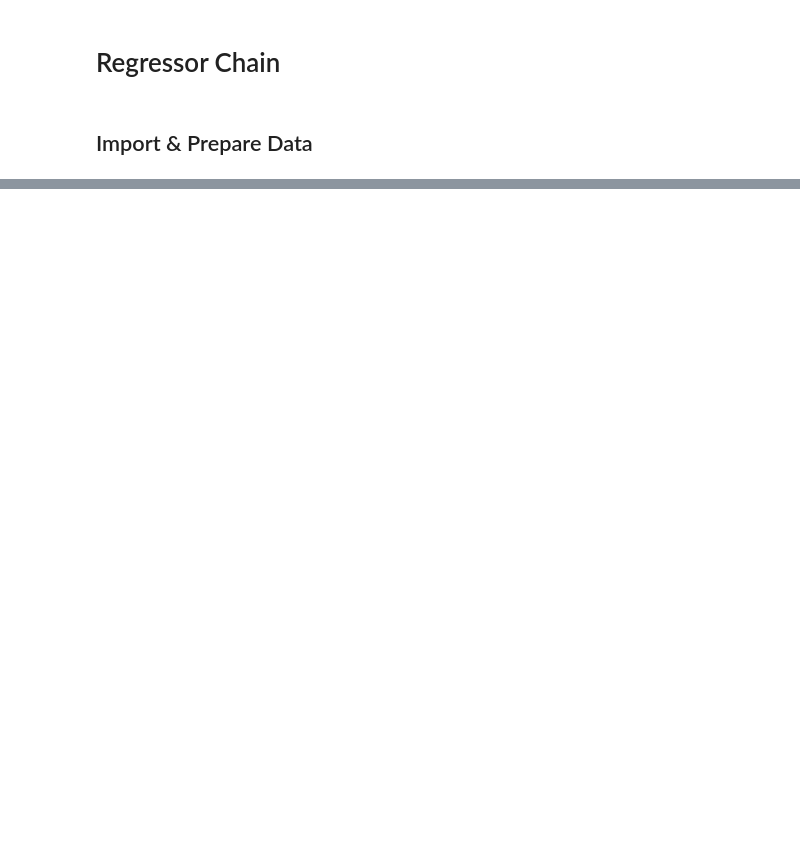
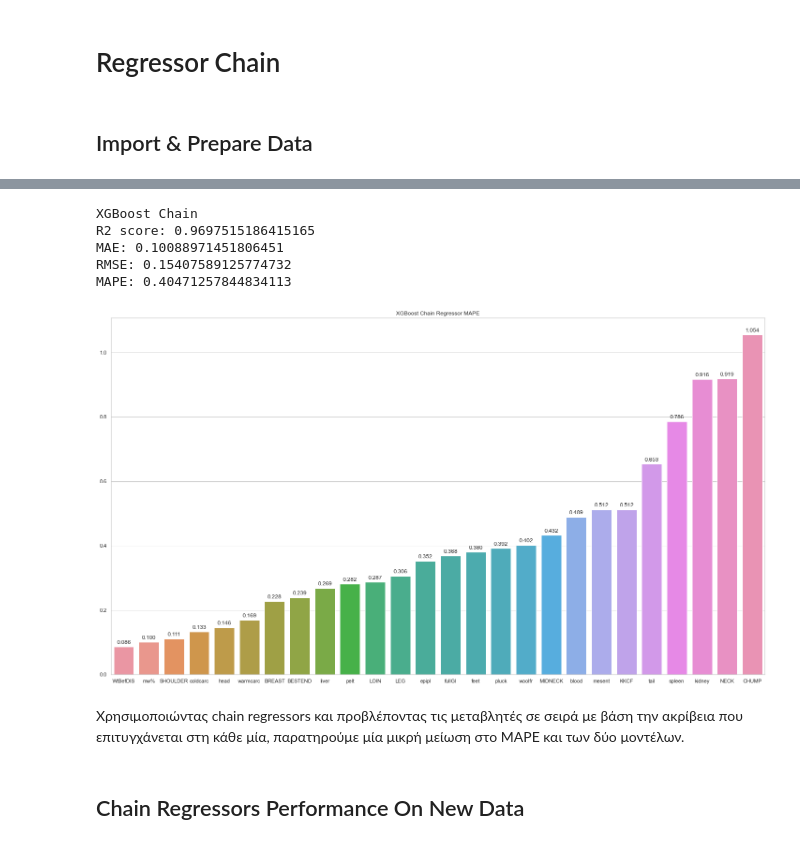
Before and after one commit to antonis-ant/thesis-code, a Jupyter notebook: notebooks/RegChain_notebook.ipynb, the cells around one changed output, grey strips where cells are left out. Saved outputs shown, nothing was run; the diff lists cells and outputs as text; code cells hidden in the pictures; blank space fills up the shorter version.

```diff
--- a/notebooks/RegChain_notebook.ipynb
+++ b/notebooks/RegChain_notebook.ipynb
@@ -48,0 +89,22 @@ y = pd.DataFrame(std_scaler.fit_transform(y), columns=y.columns)
+# %%
+prediction_order = [16,17,24,15,11,10,3,21,1,20,7,22,6,0,2,23,9,18,4,5,8,14,25,12,19,13]
+model = RegressorChain(xgb.XGBRegressor(colsample_bytree=0.5, learning_rate=0.1, max_depth=4,
+                                        n_estimators=90, n_jobs=-1), order=prediction_order)
+model.fit(X, y)
+scores = mo_reg_scorer(model, X, y)
+
+# Print model scores (uniform average)
+print_scores(scores, 'XGBoost Chain')
+scores_barplot(scores['rv_scores_mape'], y.columns, title="XGBoost Chain Regressor MAPE")
+# %% [output]
+XGBoost Chain
+R2 score: 0.9697515186415165
+MAE: 0.10088971451806451
+RMSE: 0.15407589125774732
+MAPE: 0.40471257844834113
+[figure, added]
+# %% [markdown]
+Χρησιμοποιώντας chain regressors και προβλέποντας τις μεταβλητές σε σειρά με βάση την ακρίβεια που επιτυγχάνεται στη κάθε
+μία, παρατηρούμε μία μικρή μείωση στο MAPE και των δύο μοντέλων.
+# %% [markdown]
+## Chain Regressors Performance On New Data
```
Also changed, not shown: parts of 14 cells of this notebook, 2 other files.
